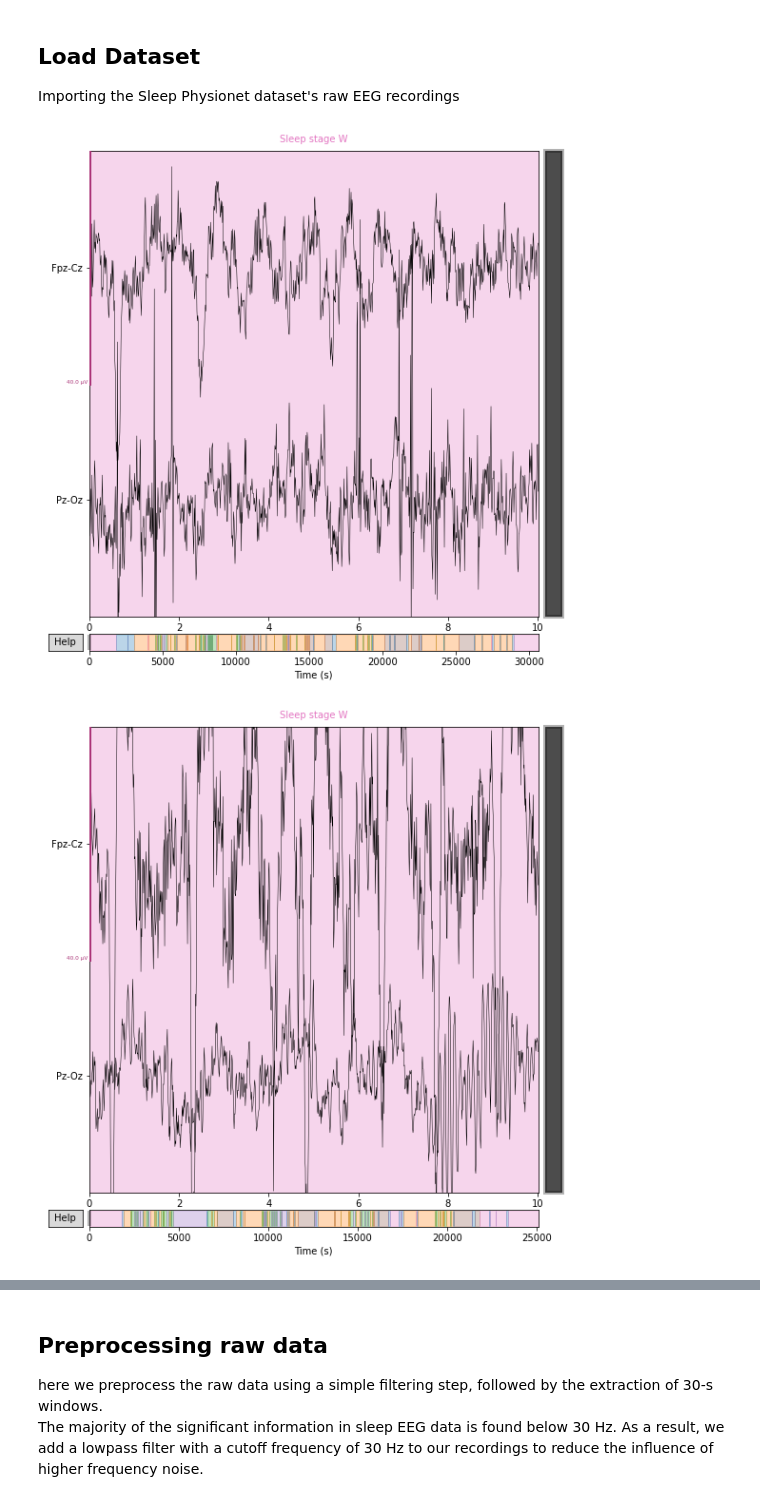
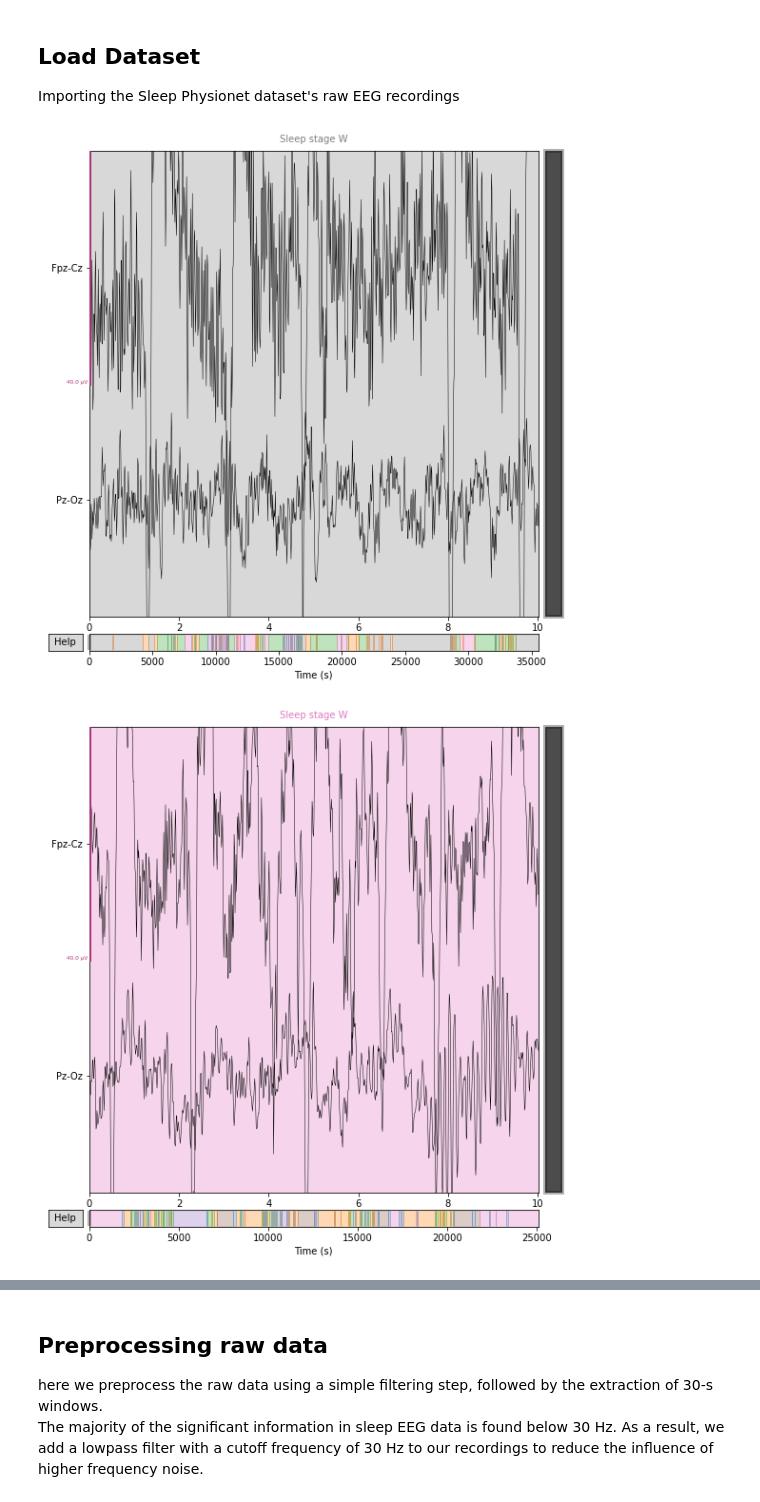
Before and after one commit to rakaUconn/Sleep_stage_classification, a Jupyter notebook: sleep_stage_classification.ipynb, the cells around one changed output, grey strips where cells are left out. Cells and saved outputs as stored; diff of their text form; code cells hidden in the pictures.

```diff
--- a/sleep_stage_classification.ipynb
+++ b/sleep_stage_classification.ipynb
@@ -140,8 +142,8 @@ def load_sleep_physionet_raw(raw_fname, annot_fname, load_eeg_only=True,
 raws=[load_sleep_physionet_raw(f[0], f[1]) for f in fnames]
 # %%
 # Plot a recording as a sanity check
-raws[4].plot();
+raws[150].plot();
 raws[0].plot();
 # %% [output]
-[figure, old version]
+[figure, new version]
-[figure, old version]
+[figure, new version]
```
Also changed, not shown: parts of 17 cells of this notebook.
